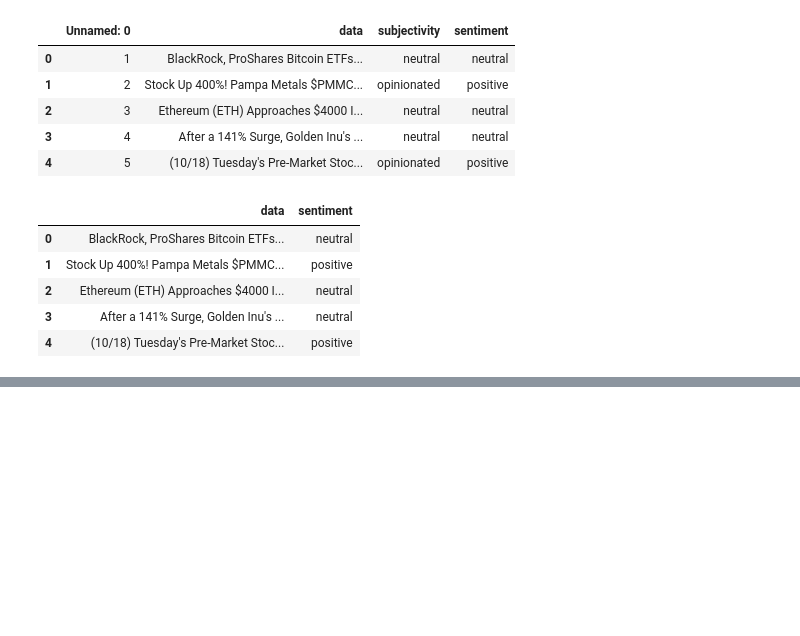
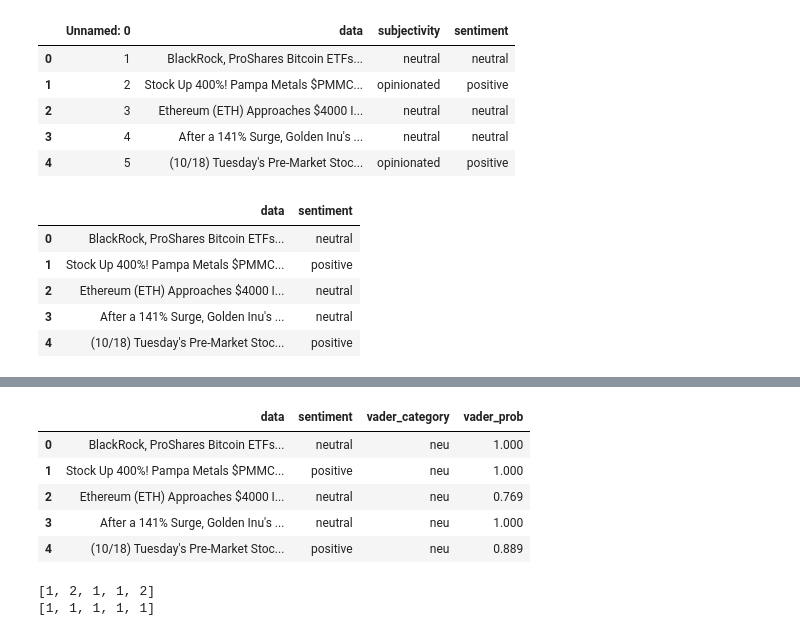
Before and after one commit to IngaleOmkar/Information-Retrieval, a Jupyter notebook: classification/classification.ipynb, the cells around one changed output, grey strips where cells are left out. Saved outputs shown, nothing was run; the diff lists cells and outputs as text; code cells hidden in the pictures; blank space fills up the shorter version.

```diff
--- a/classification/classification.ipynb
+++ b/classification/classification.ipynb
@@ -262,0 +263,22 @@ neu 0.883
+# %%
+eval[:5]
+# %% [output]
+|  | data | sentiment | vader_category | vader_prob |
+| 0 | BlackRock, ProShares Bitcoin ETFs... | neutral | neu | 1.000 |
+| 1 | Stock Up 400%! Pampa Metals $PMMC... | positive | neu | 1.000 |
+| 2 | Ethereum (ETH) Approaches $4000 I... | neutral | neu | 0.769 |
+| 3 | After a 141% Surge, Golden Inu's ... | neutral | neu | 1.000 |
+| 4 | (10/18) Tuesday's Pre-Market Stoc... | positive | neu | 0.889 |
+# %%
+# calculate accuracy, f1 etc
+from sklearn.metrics import f1_score
+
+y_true = eval['sentiment'].map({'negative':0, 'neutral':1, 'positive':2}).tolist()
+y_pred = eval['vader_category'].map({'neg':0, 'neu':1, 'pos':2}).tolist()
+target_names = ['Negative', 'Neutral', 'Positive']
+
+print(y_true[:5])
+print(y_pred[:5])
+# %% [output]
+[1, 2, 1, 1, 2]
+[1, 1, 1, 1, 1]
```
Also changed, not shown: parts of 14 cells of this notebook, 1 other file.
